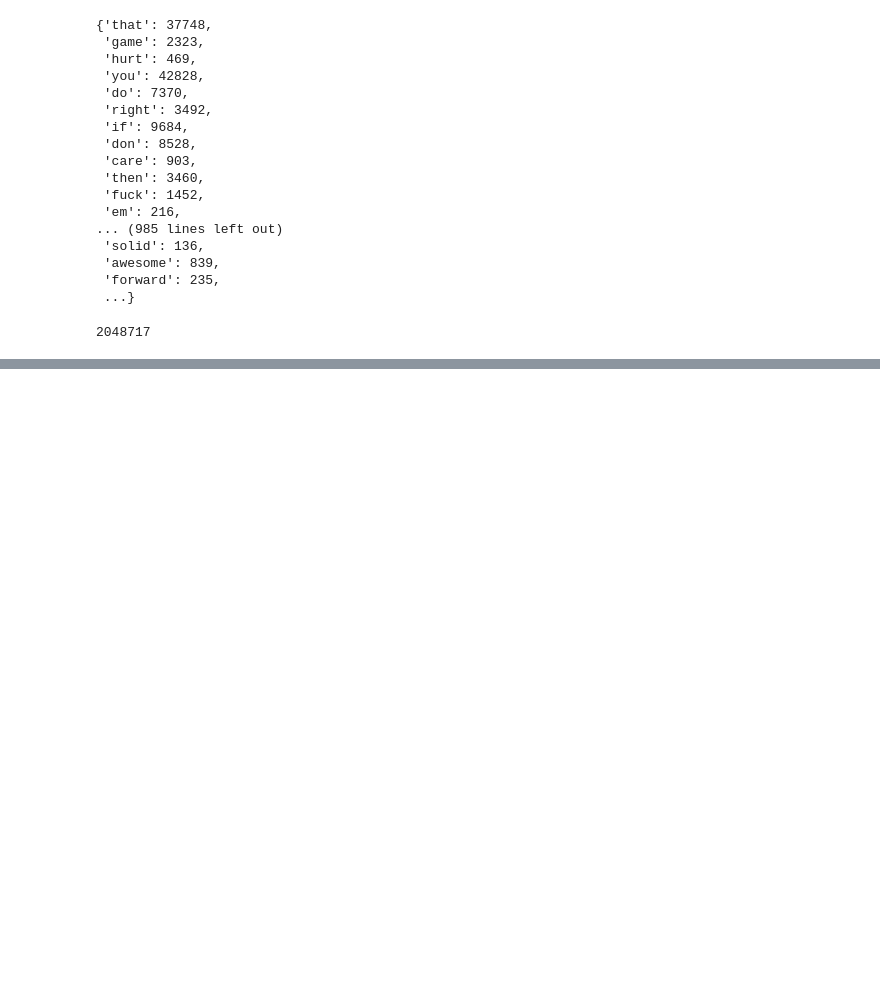
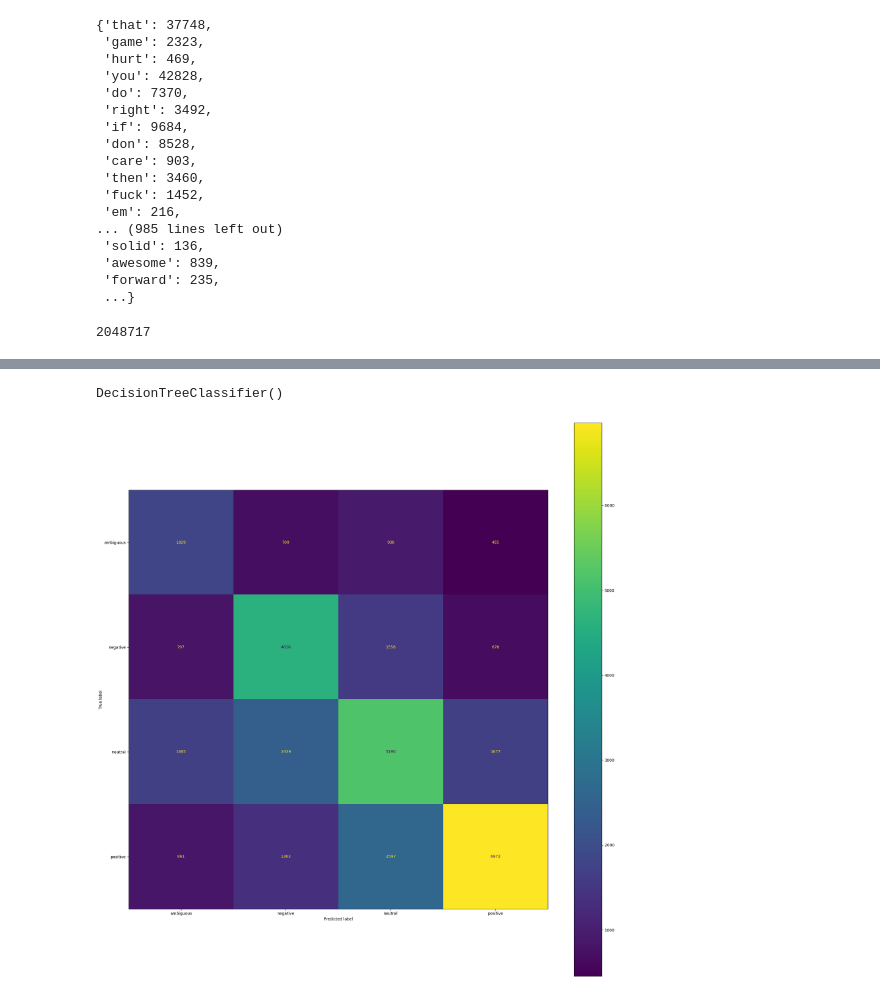
Before and after one commit to kennguyen0303/COMP_472_F2022_K2-, a Jupyter notebook: mini_project_1.ipynb, the cells around one changed output, grey strips where cells are left out. Saved outputs shown, nothing was run; the diff lists cells and outputs as text; code cells hidden in the pictures; blank space fills up the shorter version.

```diff
--- a/mini_project_1.ipynb
+++ b/mini_project_1.ipynb
@@ -122,0 +165,18 @@ test["sentiments"] = test_set[:,2]
+# %%
+# part 2: Sentiments classification
+# Re-train for sentiments
+dtc.fit(dt_vectorized_posts, training["sentiments"])
+# %% [output]
+DecisionTreeClassifier()
+# %%
+predicted_sentiments_Y = dtc.predict(vectorized_test_posts)
+
+# Base-DT, no params, Sentiment classification
+from sklearn import metrics
+import matplotlib.pyplot as plt
+plt.rcParams['figure.figsize'] = [20, 20]
+metrics.ConfusionMatrixDisplay.from_predictions(test["sentiments"],predicted_sentiments_Y)
+plt.savefig("Base-DT-Sentiments-confusion-matrix.pdf", format="pdf")
+plt.show()
+# %% [output]
+[figure, added]
```
Also changed, not shown: parts of 15 cells of this notebook, 3 other files.
